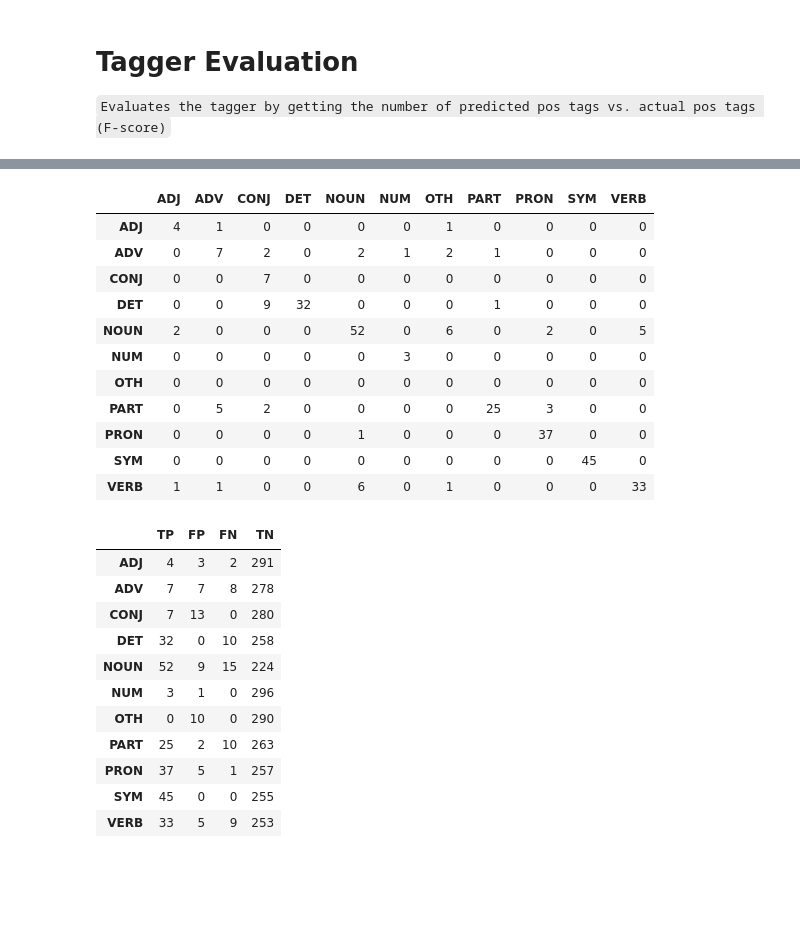
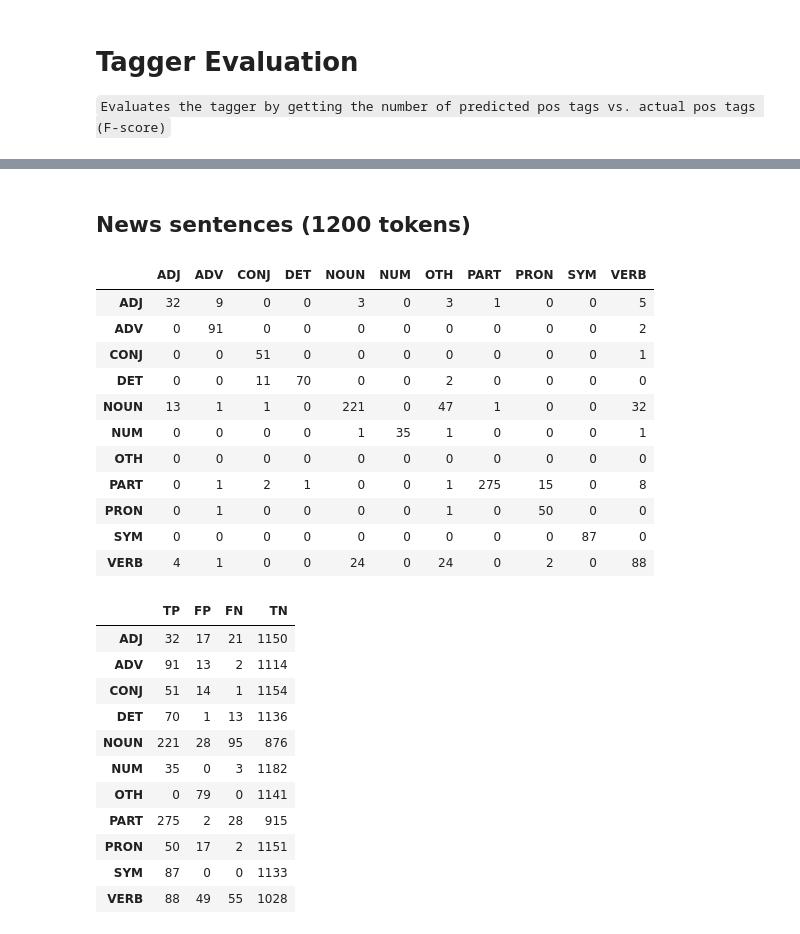
Before and after one commit to rjrequina/Cebuano-POS-Tagger, a Jupyter notebook: src/Demo_and_Evaluation.ipynb, the cells around one changed output, grey strips where cells are left out. Saved outputs shown, nothing was run; the diff lists cells and outputs as text; code cells hidden in the pictures; blank space fills up the shorter version.

```diff
--- a/src/Demo_and_Evaluation.ipynb
+++ b/src/Demo_and_Evaluation.ipynb
@@ -111,40 +67,27 @@ http://pandas.pydata.org/pandas-docs/stable/indexing.html#deprecate-loc-reindex-
+# %% [markdown]
+## News sentences (1200 tokens)
+# %%
+words = te.tag_test_sentences(test_all=False, specific='news-sentences.txt')
+y_true_1 = te.extract_actual_pos_tags(test_all=False, specific='news-sentences.txt')
+y_pred_1 = te.extract_predicted_pos_tags(words=words)
 # %%
-# For Matrix
-# 0 ADJ
-# 1 ADV
-# 2 CONJ
-# 3 DET
-# 4 NOUN
-# 5 NUM
-# 6 OTH
-# 7 PART
-# 8 PRON
-# 9 SYM
-# 10 VERB
-
-# For Values
-# TP FP FN TN
-
-# Performance
-# Accuracy Precision Recall F1Score
-
 tag_columns = ['ADJ', 'ADV', 'CONJ', 'DET', 'NOUN', 'NUM', 'OTH', 'PART', 'PRON', 'SYM', 'VERB']
-matrix = te.confusion_matrix(actual=y_true, pred=y_pred)
+matrix = te.confusion_matrix(actual=y_true_1, pred=y_pred_1)
 cm_df = pd.DataFrame(matrix,columns=tag_columns, index=tag_columns)
 cm_df
 # %% [output]
 |  | ADJ | ADV | CONJ | DET | NOUN | NUM | OTH | PART | PRON | SYM | VERB |
-| ADJ | 4 | 1 | 0 | 0 | 0 | 0 | 1 | 0 | 0 | 0 | 0 |
-| ADV | 0 | 7 | 2 | 0 | 2 | 1 | 2 | 1 | 0 | 0 | 0 |
-| CONJ | 0 | 0 | 7 | 0 | 0 | 0 | 0 | 0 | 0 | 0 | 0 |
-| DET | 0 | 0 | 9 | 32 | 0 | 0 | 0 | 1 | 0 | 0 | 0 |
-| NOUN | 2 | 0 | 0 | 0 | 52 | 0 | 6 | 0 | 2 | 0 | 5 |
-| NUM | 0 | 0 | 0 | 0 | 0 | 3 | 0 | 0 | 0 | 0 | 0 |
+| ADJ | 32 | 9 | 0 | 0 | 3 | 0 | 3 | 1 | 0 | 0 | 5 |
+| ADV | 0 | 91 | 0 | 0 | 0 | 0 | 0 | 0 | 0 | 0 | 2 |
+| CONJ | 0 | 0 | 51 | 0 | 0 | 0 | 0 | 0 | 0 | 0 | 1 |
+| DET | 0 | 0 | 11 | 70 | 0 | 0 | 2 | 0 | 0 | 0 | 0 |
+| NOUN | 13 | 1 | 1 | 0 | 221 | 0 | 47 | 1 | 0 | 0 | 32 |
+| NUM | 0 | 0 | 0 | 0 | 1 | 35 | 1 | 0 | 0 | 0 | 1 |
 | OTH | 0 | 0 | 0 | 0 | 0 | 0 | 0 | 0 | 0 | 0 | 0 |
-| PART | 0 | 5 | 2 | 0 | 0 | 0 | 0 | 25 | 3 | 0 | 0 |
-| PRON | 0 | 0 | 0 | 0 | 1 | 0 | 0 | 0 | 37 | 0 | 0 |
-| SYM | 0 | 0 | 0 | 0 | 0 | 0 | 0 | 0 | 0 | 45 | 0 |
-| VERB | 1 | 1 | 0 | 0 | 6 | 0 | 1 | 0 | 0 | 0 | 33 |
+| PART | 0 | 1 | 2 | 1 | 0 | 0 | 1 | 275 | 15 | 0 | 8 |
+| PRON | 0 | 1 | 0 | 0 | 0 | 0 | 1 | 0 | 50 | 0 | 0 |
+| SYM | 0 | 0 | 0 | 0 | 0 | 0 | 0 | 0 | 0 | 87 | 0 |
+| VERB | 4 | 1 | 0 | 0 | 24 | 0 | 24 | 0 | 2 | 0 | 88 |
 # %%
 values_col = ['TP', 'FP', 'FN', 'TN']
 values = te.cm_values(matrix=matrix)
@@ -152,14 +95,14 @@ values_df = pd.DataFrame(values,columns=values_col, index=tag_columns)
 values_df
 # %% [output]
 |  | TP | FP | FN | TN |
-| ADJ | 4 | 3 | 2 | 291 |
-| ADV | 7 | 7 | 8 | 278 |
-| CONJ | 7 | 13 | 0 | 280 |
-| DET | 32 | 0 | 10 | 258 |
-| NOUN | 52 | 9 | 15 | 224 |
-| NUM | 3 | 1 | 0 | 296 |
-| OTH | 0 | 10 | 0 | 290 |
-| PART | 25 | 2 | 10 | 263 |
-| PRON | 37 | 5 | 1 | 257 |
-| SYM | 45 | 0 | 0 | 255 |
-| VERB | 33 | 5 | 9 | 253 |
+| ADJ | 32 | 17 | 21 | 1150 |
+| ADV | 91 | 13 | 2 | 1114 |
+| CONJ | 51 | 14 | 1 | 1154 |
+| DET | 70 | 1 | 13 | 1136 |
+| NOUN | 221 | 28 | 95 | 876 |
+| NUM | 35 | 0 | 3 | 1182 |
+| OTH | 0 | 79 | 0 | 1141 |
+| PART | 275 | 2 | 28 | 915 |
+| PRON | 50 | 17 | 2 | 1151 |
+| SYM | 87 | 0 | 0 | 1133 |
+| VERB | 88 | 49 | 55 | 1028 |
```
Also changed, not shown: parts of 24 cells of this notebook, 2 other files.
